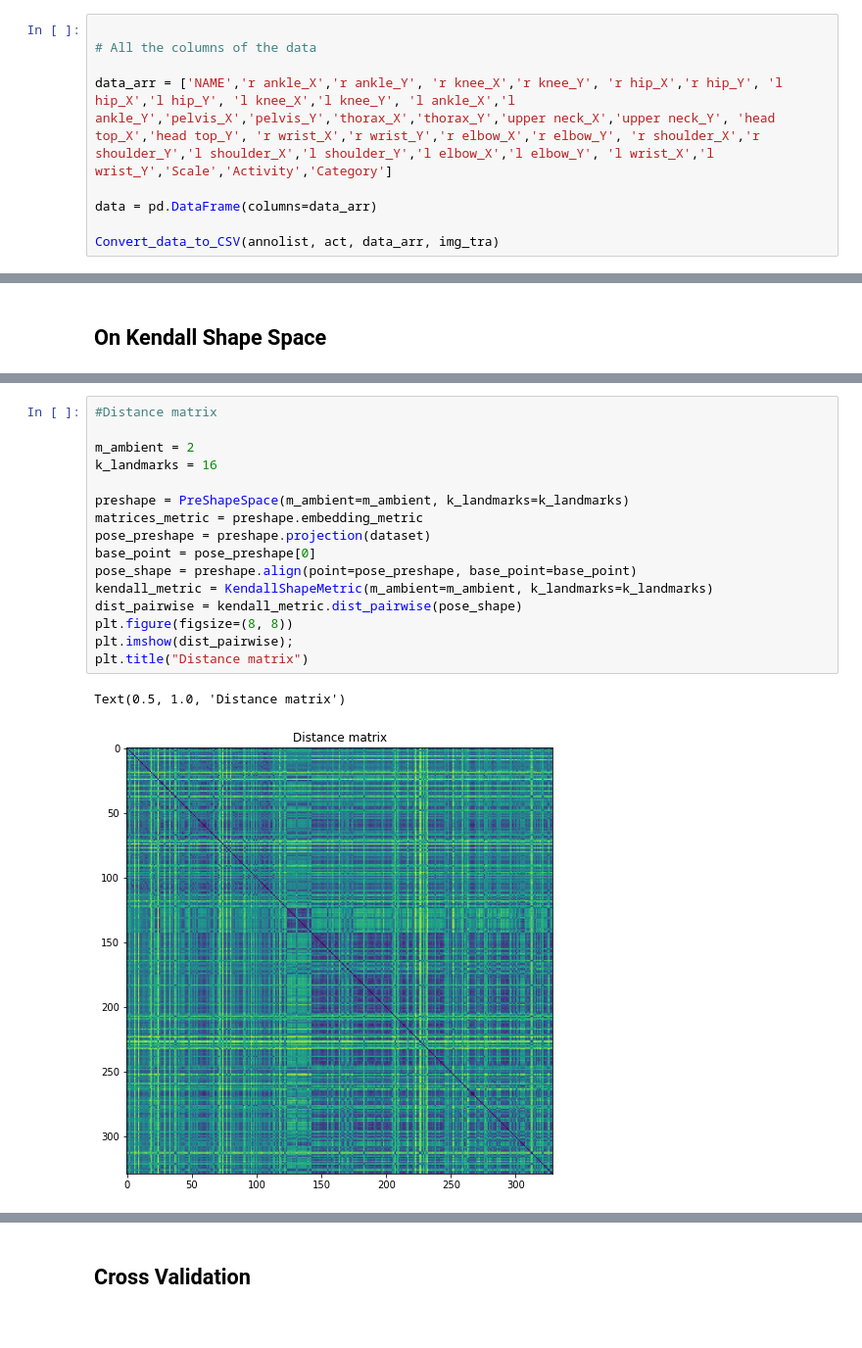
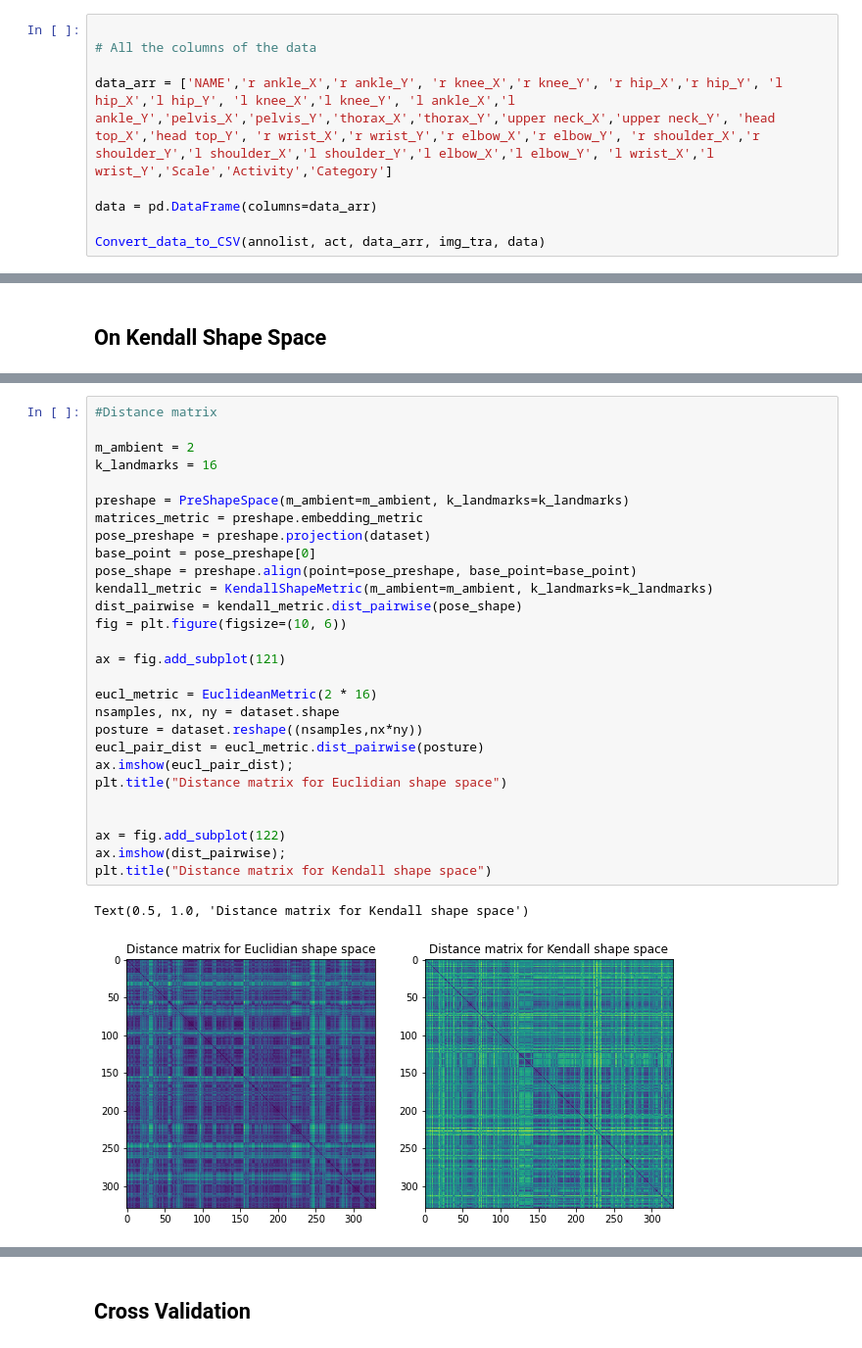
Before and after one commit to abhijithatreyat/geomstats_project, a Jupyter notebook: main.ipynb, the cells around one changed output, grey strips where cells are left out. Shown at 98% size. Cells and saved outputs as stored; diff of their text form.

```diff
--- a/main.ipynb
+++ b/main.ipynb
@@ -75,7 +76,7 @@ data_arr = ['NAME','r ankle_X','r ankle_Y', 'r knee_X','r knee_Y', 'r hip_X','r
 
 data = pd.DataFrame(columns=data_arr)
 
-Convert_data_to_CSV(annolist, act, data_arr, img_tra)
+Convert_data_to_CSV(annolist, act, data_arr, img_tra, data)
 # %%
 # Load the CSV
 df_obj = pd.read_csv('mpii_dataset.csv')
@@ -191,19 +192,31 @@ plt.title(
 # %%
 #Distance matrix
 
 m_ambient = 2
 k_landmarks = 16
 
 preshape = PreShapeSpace(m_ambient=m_ambient, k_landmarks=k_landmarks)
 matrices_metric = preshape.embedding_metric
 pose_preshape = preshape.projection(dataset)
 base_point = pose_preshape[0]
 pose_shape = preshape.align(point=pose_preshape, base_point=base_point)
 kendall_metric = KendallShapeMetric(m_ambient=m_ambient, k_landmarks=k_landmarks)
 dist_pairwise = kendall_metric.dist_pairwise(pose_shape)
-plt.figure(figsize=(8, 8))
-plt.imshow(dist_pairwise);
-plt.title("Distance matrix")
+fig = plt.figure(figsize=(10, 6))
+
+ax = fig.add_subplot(121)
+
+eucl_metric = EuclideanMetric(2 * 16)
+nsamples, nx, ny = dataset.shape
+posture = dataset.reshape((nsamples,nx*ny))
+eucl_pair_dist = eucl_metric.dist_pairwise(posture)
+ax.imshow(eucl_pair_dist);
+plt.title("Distance matrix for Euclidian shape space")
+
+
+ax = fig.add_subplot(122)
+ax.imshow(dist_pairwise);
+plt.title("Distance matrix for Kendall shape space")
 # %% [output]
-Text(0.5, 1.0, 'Distance matrix')
+Text(0.5, 1.0, 'Distance matrix for Kendall shape space')
-[figure, old version]
+[figure, new version]
```
Also changed, not shown: parts of 15 cells of this notebook, 1 other file.
